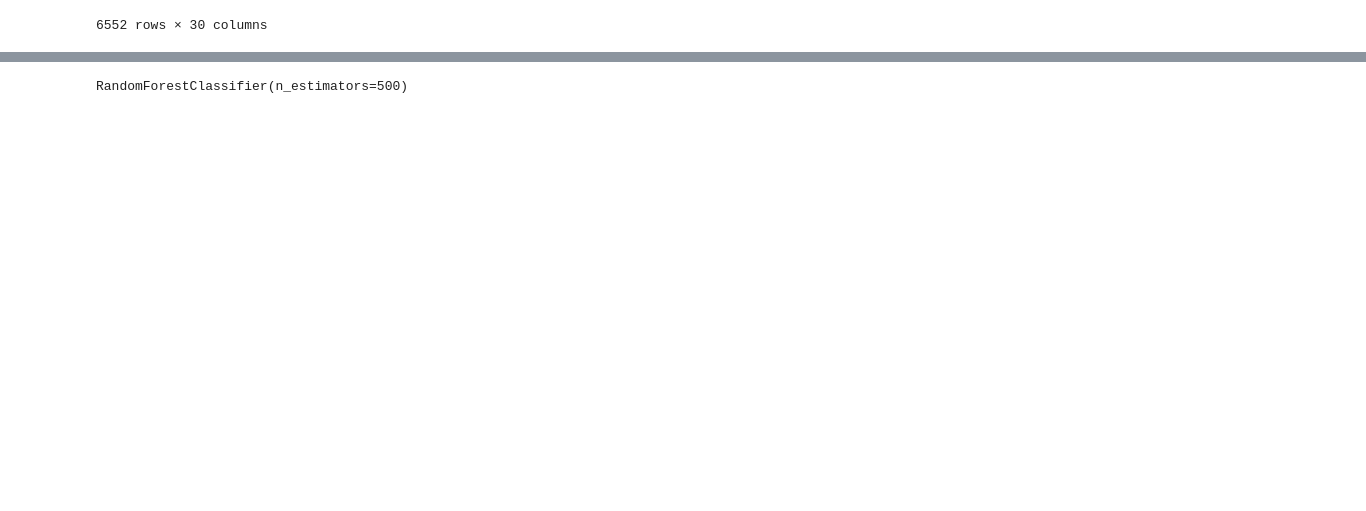
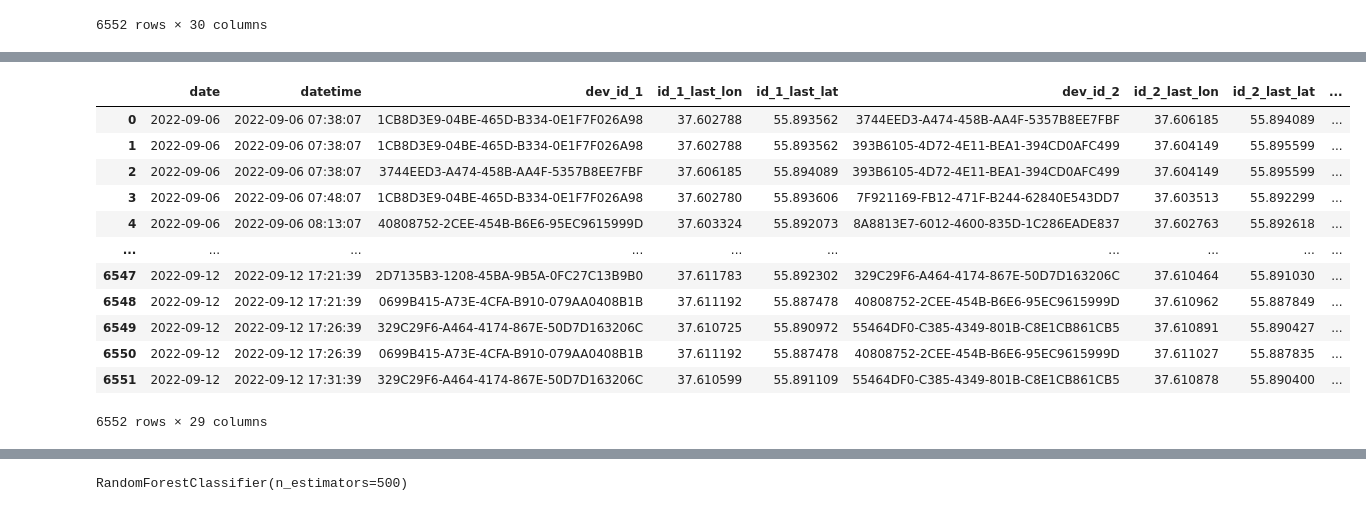
Before and after one commit to Andryxa0333/misis_navi_algo, a Jupyter notebook: for_students/notebooks/03_making_targets.ipynb, the cells around one changed output, grey strips where cells are left out. Drawn from its saved outputs; the diff is of its cells as text; code cells hidden in the pictures; blank space fills up the shorter version.

```diff
--- a/for_students/notebooks/03_making_targets.ipynb
+++ b/for_students/notebooks/03_making_targets.ipynb
@@ -118,3 +313,29 @@ data_final
+# %%
+list_of_files_test = list()
+list_of_feats_test = list()
+for (dirpath, dirnames, filenames) in os.walk("../data/second_departure_parquet_feats"):
+    list_of_files_test += [os.path.join(dirpath, file) for file in filenames if ".parquet" in file]
+for filename in list_of_files_test:
+    df = pd.read_parquet(filename)
+    list_of_feats_test += [df]
+# %%
+test_df = pd.concat(list_of_feats_test, ignore_index=True)
+# %%
+test_df
+# %% [output]
+|  | date | datetime | dev_id_1 | id_1_last_lon | id_1_last_lat | dev_id_2 | id_2_last_lon | id_2_last_lat | ... |
+| 0 | 2022-09-06 | 2022-09-06 07:38:07 | 1CB8D3E9-04BE-465D-B334-0E1F7F026A98 | 37.602788 | 55.893562 | 3744EED3-A474-458B-AA4F-5357B8EE7FBF | 37.606185 | 55.894089 | ... |
+| 1 | 2022-09-06 | 2022-09-06 07:38:07 | 1CB8D3E9-04BE-465D-B334-0E1F7F026A98 | 37.602788 | 55.893562 | 393B6105-4D72-4E11-BEA1-394CD0AFC499 | 37.604149 | 55.895599 | ... |
+| 2 | 2022-09-06 | 2022-09-06 07:38:07 | 3744EED3-A474-458B-AA4F-5357B8EE7FBF | 37.606185 | 55.894089 | 393B6105-4D72-4E11-BEA1-394CD0AFC499 | 37.604149 | 55.895599 | ... |
+| 3 | 2022-09-06 | 2022-09-06 07:48:07 | 1CB8D3E9-04BE-465D-B334-0E1F7F026A98 | 37.602780 | 55.893606 | 7F921169-FB12-471F-B244-62840E543DD7 | 37.603513 | 55.892299 | ... |
+| 4 | 2022-09-06 | 2022-09-06 08:13:07 | 40808752-2CEE-454B-B6E6-95EC9615999D | 37.603324 | 55.892073 | 8A8813E7-6012-4600-835D-1C286EADE837 | 37.602763 | 55.892618 | ... |
+| ... | ... | ... | ... | ... | ... | ... | ... | ... | ... |
+| 6547 | 2022-09-12 | 2022-09-12 17:21:39 | 2D7135B3-1208-45BA-9B5A-0FC27C13B9B0 | 37.611783 | 55.892302 | 329C29F6-A464-4174-867E-50D7D163206C | 37.610464 | 55.891030 | ... |
+| 6548 | 2022-09-12 | 2022-09-12 17:21:39 | 0699B415-A73E-4CFA-B910-079AA0408B1B | 37.611192 | 55.887478 | 40808752-2CEE-454B-B6E6-95EC9615999D | 37.610962 | 55.887849 | ... |
+| 6549 | 2022-09-12 | 2022-09-12 17:26:39 | 329C29F6-A464-4174-867E-50D7D163206C | 37.610725 | 55.890972 | 55464DF0-C385-4349-801B-C8E1CB861CB5 | 37.610891 | 55.890427 | ... |
+| 6550 | 2022-09-12 | 2022-09-12 17:26:39 | 0699B415-A73E-4CFA-B910-079AA0408B1B | 37.611192 | 55.887478 | 40808752-2CEE-454B-B6E6-95EC9615999D | 37.611027 | 55.887835 | ... |
+| 6551 | 2022-09-12 | 2022-09-12 17:31:39 | 329C29F6-A464-4174-867E-50D7D163206C | 37.610599 | 55.891109 | 55464DF0-C385-4349-801B-C8E1CB861CB5 | 37.610878 | 55.890400 | ... |
+6552 rows × 29 columns
 # %%
 from sklearn.linear_model import LogisticRegression
 from sklearn.model_selection import train_test_split
```
Also changed, not shown: parts of 39 cells of this notebook.
